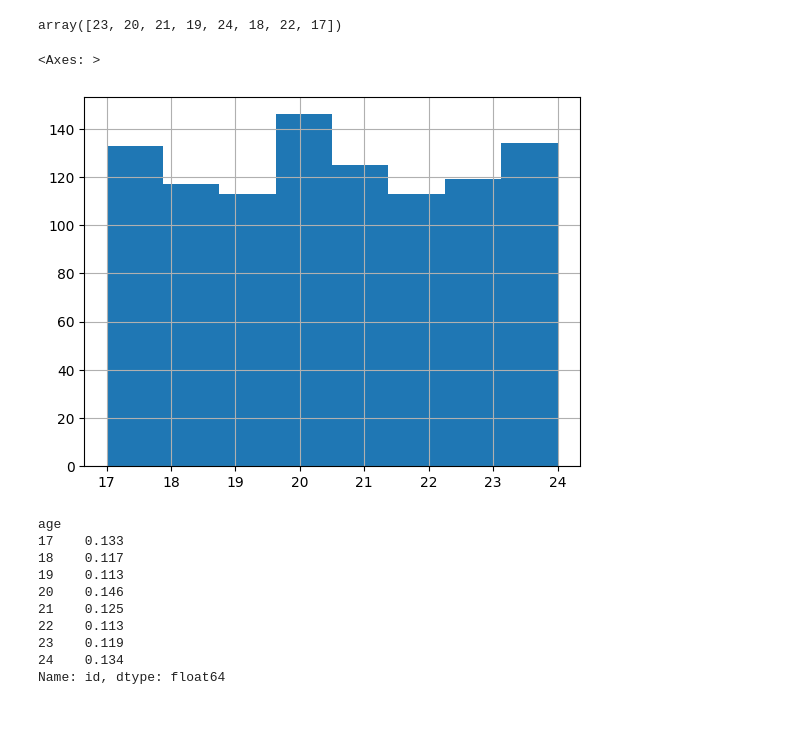
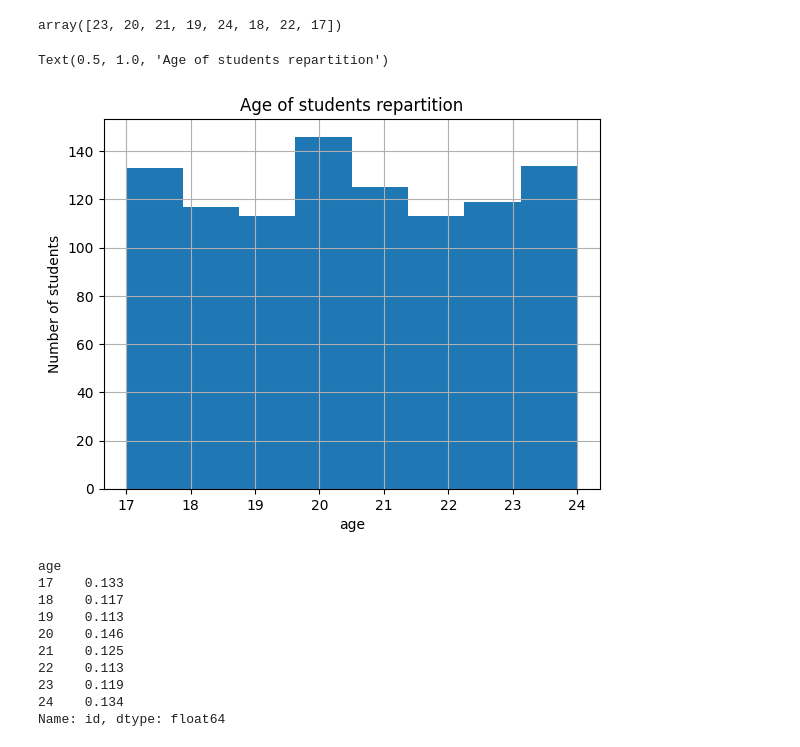
Before and after one commit to smazoyerdatascience/Student-Habits-vs-Academic-Performance, a Jupyter notebook: notebooks/student_habits_performance_EDA.ipynb, the cells around one changed output. Cells and saved outputs as stored; diff of their text form; code cells hidden in the pictures; blank space fills up the shorter version.

```diff
--- a/notebooks/student_habits_performance_EDA.ipynb
+++ b/notebooks/student_habits_performance_EDA.ipynb
@@ -98,11 +98,14 @@ shp.age.nunique()
 shp.age.unique()
 # %% [output]
 array([23, 20, 21, 19, 24, 18, 22, 17])
-# %%
-shp.age.hist(bins=8)
-# %% [output]
-<Axes: >
-[figure, removed]
+# %%
+shp.age.hist(bins=8)
+plt.xlabel("age")
+plt.ylabel('Number of students')
+plt.title("Age of students repartition")
+# %% [output]
+Text(0.5, 1.0, 'Age of students repartition')
+[figure, added]
 # %%
 shp.groupby("age").count().id/shp.shape[0]
 # %% [output]
```
Also changed, not shown: parts of 3 cells of this notebook.
